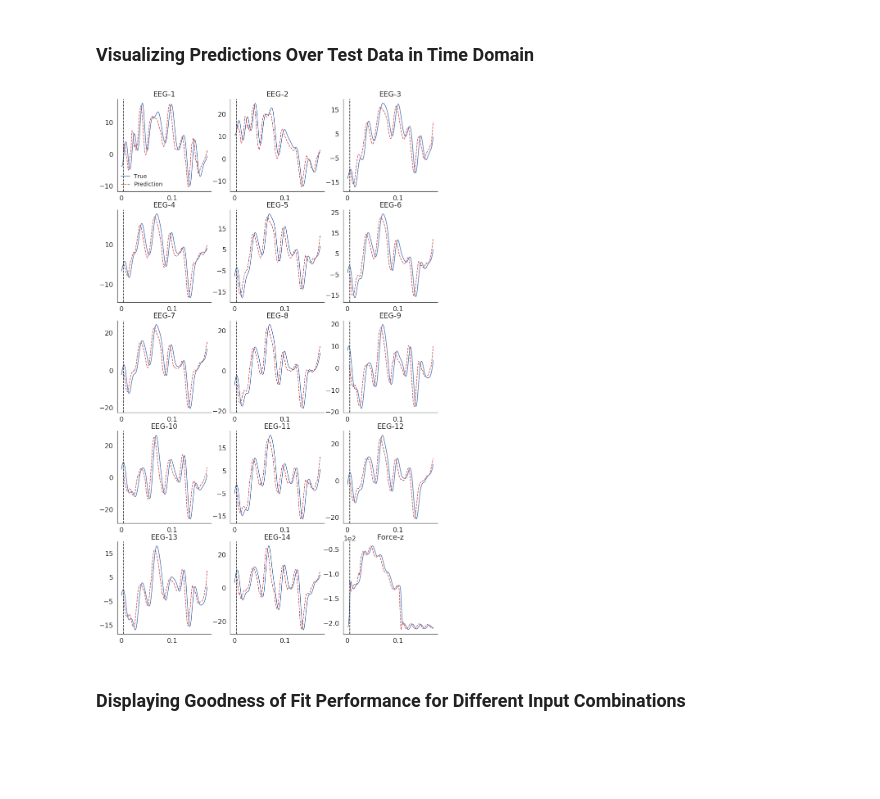
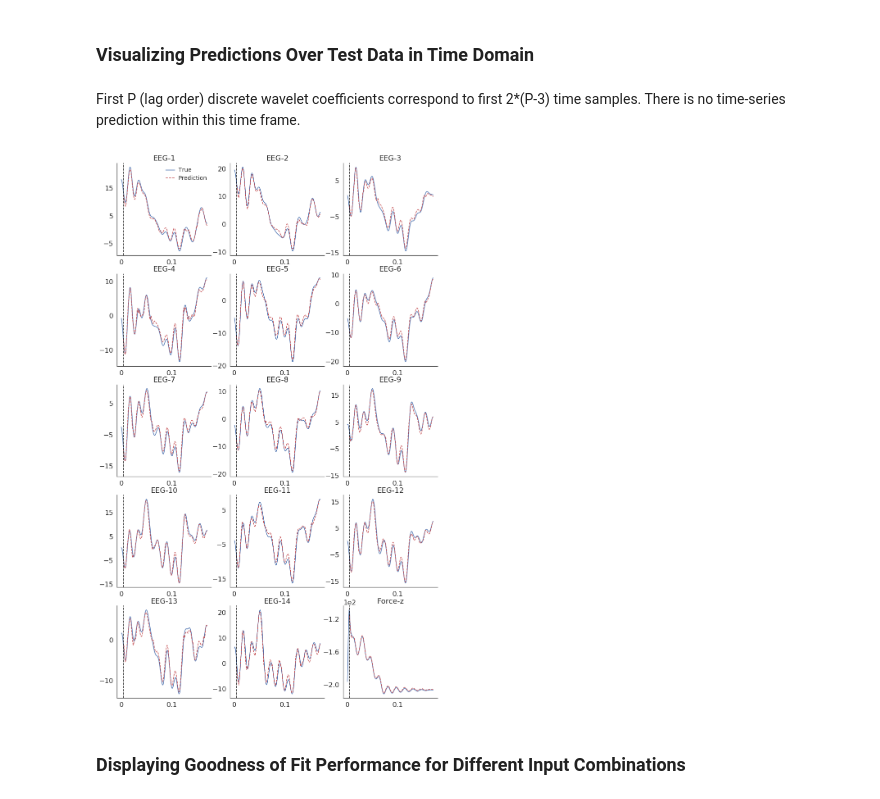
Before and after one commit to andac-demir/HapticsDynamicSystemIdentification, a Jupyter notebook: spectralAnalysis.ipynb, the cells around one changed output. Saved outputs shown, nothing was run; the diff lists cells and outputs as text; code cells hidden in the pictures; blank space fills up the shorter version.

```diff
--- a/spectralAnalysis.ipynb
+++ b/spectralAnalysis.ipynb
@@ -398,7 +405,8 @@ plt.tight_layout()
 # Split the data for train and test
 # train data and test data are a list of data frames.
 # Each element of the list corresponds to a trial
-num_train = int(0.5*num_trials)
+train_ratio = 0.5
+num_train = int(train_ratio*len(shuffled_data_splitBy_trials))
 train_data, test_data = data_splitBy_trials[:num_train], data_splitBy_trials[num_train:]
 
 wl_columns=['cA_EEG-1','cD_EEG-1','cA_EEG-2','cD_EEG-2','cA_EEG-3',
@@ -416,7 +424,7 @@ def get_wavelet(data):
     wavelet_coef = pd.DataFrame(columns=wl_columns)
     th = 14*[1] + 4*[0.2] + 3*[1] # soft threshold list for all channels
     wavelet_list = []
-    for i in range(len(data)):  # for each trial
+    for i in tqdm_notebook(range(len(data)), ascii=True):  # for each trial
         for j in range(num_ch):
             cA, cD = pywt.dwt(data[i].iloc[:,j].values, 'db4')
             # Apply soft-thresholding on DWT coeffs
@@ -570,7 +593,7 @@ for i in range(4,24,5):
                              color='black', alpha=1, linewidth=1, linestyles='dotted')
 
 # draw horizontal lines:
-for i in range(int(BIC['all'].min()), int(BIC['all'].max()+1)):
+for i in range(int(BIC['all'].min()), int(BIC['all'].max()+1), 2):
     axes.flatten()[0].hlines(y=i, xmin=0, xmax=19, color='black', alpha=1, linewidth=1, linestyles='dotted')
 for i in range(int(BIC['eeg_force'].min()), int(BIC['eeg_force'].max()+1)):
     axes.flatten()[1].hlines(y=i, xmin=0, xmax=19, color='black', alpha=1, linewidth=1, linestyles='dotted')
@@ -644,7 +667,7 @@ def fit_model(train, test, cols, lag_order=P, nPreds=nPreds, nAhead=nAhead):
     model = VAR(train)
     results = model.fit(lag_order)
     forecasted_trials = []
-    for i, trial in enumerate(test):
+    for i, trial in enumerate(tqdm_notebook(test, ascii=True)):
         forecasts = []
         # sliding window over last P observed samples to predict next nAhead samples
         for j in range(math.floor(nPreds/nAhead)):
@@ -819,7 +849,7 @@ EEG, EMG & Force Selected
 # %% [markdown]
 ### Visualizing Predictions Over Test Data in Frequency Domain
 # %%
-trial_id = 0
+trial_id = 500
 
 # Plot the predictions in frequency domain given thresholded DWT coeffs for
 # different combinations of eeg+emg+force:
@@ -830,8 +860,8 @@ sns.set(style="white", palette="muted", color_codes=True, font_scale=1.5)
 f, axes = plt.subplots(5, 3, figsize=(14, 24), sharex=False, sharey=False)
 sns.despine()
 
-x_gt=np.arange(0, (nPreds+P-1)/fs, 1/fs)
-x_pred=np.arange(P/fs, (nPreds+P-1)/fs, 1/fs)
+x_gt=np.arange(0, (nPreds+P)/fs, 1/fs)
+x_pred=np.arange(P/fs, (nPreds+P)/fs, 1/fs)
 
 T = math.floor(10*(nPreds+P)/fs) + 1
 
@@ -847,7 +877,7 @@ for j in range(1,15,1):
     sns.set()
     axes[math.floor((j-1)/3),(j-1)%3].plot(x_gt, test_wavelet[trial_id].iloc[:nPreds+P, 2*(j-1)].values,
                                            color='b', label="True")
-    axes[math.floor((j-1)/3), (j-1)%3].plot(x_pred, f_list[modality][trial_id].iloc[:nPreds-1, 2*(j-1)].values,
+    axes[math.floor((j-1)/3), (j-1)%3].plot(x_pred, f_list[modality][trial_id].iloc[:nPreds, 2*(j-1)].values,
                                             color='r', linestyle='--', label="Prediction")
     axes[math.floor((j-1)/3), (j-1)%3].axvline(x=P/fs, linestyle='--', color='k')
     axes[math.floor((j-1)/3), (j-1)%3].title.set_text("cA EEG-%i" %j)
@@ -858,7 +888,7 @@ for j in range(1,15,1):
 if modality in [results_for_all, results_for_eegforce]: #force coefficient predictions exist
     axes[4,2].plot(x_gt, test_wavelet[trial_id].iloc[:nPreds+P, -2].values,
                    color='b', label="True")
-    axes[4,2].plot(x_pred, f_list[modality][trial_id].iloc[:nPreds-1, -2].values, color='r',
+    axes[4,2].plot(x_pred, f_list[modality][trial_id].iloc[:nPreds, -2].values, color='r',
                    linestyle='--', label="Prediction")
     axes[4,2].axvline(x=P/fs, linestyle='--', color='k')
     axes[4,2].ticklabel_format(axis='y', style='sci', scilimits=(4,-4))
@@ -872,42 +902,44 @@ plt.savefig("VARResults/predictions_waveletDomain.pdf", bbox_inches="tight")
 # %% [markdown]
 ### Visualizing Predictions Over Test Data in Time Domain
+# %% [markdown]
+First P (lag order) discrete wavelet coefficients correspond to first 2*(P-3) time samples. There is no time-series prediction within this time frame.
 # %%
 # Plot the predictions in time domain given thresholded DWT coeffs
 # for different combinations of eeg+emg+force:
 
 sns.set(style="white", palette="muted", color_codes=True, font_scale=1.5)
 # Set up the matplotlib figure (all forecasts subplot figure)
 f, axes = plt.subplots(5, 3, figsize=(14, 24), sharex=False, sharey=False)
 sns.despine()
 
 plt.setp(axes, xticks=z, xticklabels=z)
 
 for j in range(1,15,1):
     sns.set()
-    axes[math.floor((j-1)/3),(j-1)%3].plot(x_gt, test_data[trial_id].iloc[:nPreds+P-1, j-1].values,
+    axes[math.floor((j-1)/3),(j-1)%3].plot(x_gt, test_data[trial_id].iloc[2*(P-3):2*(P-3)+nPreds+P, j-1].values,
                                            color='b', label="True")
-    axes[math.floor((j-1)/3), (j-1)%3].plot(x_pred, s_list[modality][trial_id].iloc[:nPreds-1, j-1].values,
+    axes[math.floor((j-1)/3), (j-1)%3].plot(x_pred, s_list[modality][trial_id].iloc[:nPreds, j-1].values,
                                             color='r', linestyle='--', label="Prediction")
     axes[math.floor((j-1)/3), (j-1)%3].axvline(x=P/fs, linestyle='--', color='k')
     axes[math.floor((j-1)/3), (j-1)%3].title.set_text("EEG-%i" %j)
     axes[math.floor((j-1)/3), (j-1)%3].set_yticks(axes[math.floor((j-1)/3), (j-1)%3].get_yticks()[1:-1:2])
     axes[0, 0].legend(frameon=False)
     plt.setp(axes[0, 0].get_legend().get_texts(), fontsize='14')
 
 if modality in [results_for_all, results_for_eegforce]: #force predictions exist
-    axes[4,2].plot(x_gt, test_data[trial_id].iloc[:nPreds+P-1, -1].values,
+    axes[4,2].plot(x_gt, test_data[trial_id].iloc[2*(P-3):2*(P-3)+nPreds+P, -1].values,
                    color='b', label="True")
-    axes[4,2].plot(x_pred, s_list[modality][trial_id].iloc[:nPreds-1, -1].values, color='r',
+    axes[4,2].plot(x_pred, s_list[modality][trial_id].iloc[:nPreds, -1].values, color='r',
                    linestyle='--', label="Prediction")
     axes[4,2].axvline(x=P/fs, linestyle='--', color='k')
     axes[4,2].ticklabel_format(axis='y', style='sci', scilimits=(4,-4))
     axes[4,2].title.set_text("Force-z")
     axes[4,2].set_yticks(axes[4, 2].get_yticks()[1:-1:2])
     #axes[4,2].legend()
 
 plt.savefig("VARResults/predictions_timeDomain.pdf", bbox_inches="tight")
 # %% [output]
-[figure, old version]
+[figure, new version]
 # %% [markdown]
 ### Displaying Goodness of Fit Performance for Different Input Combinations
 # %%
```
Also changed, not shown: parts of 18 cells of this notebook.
